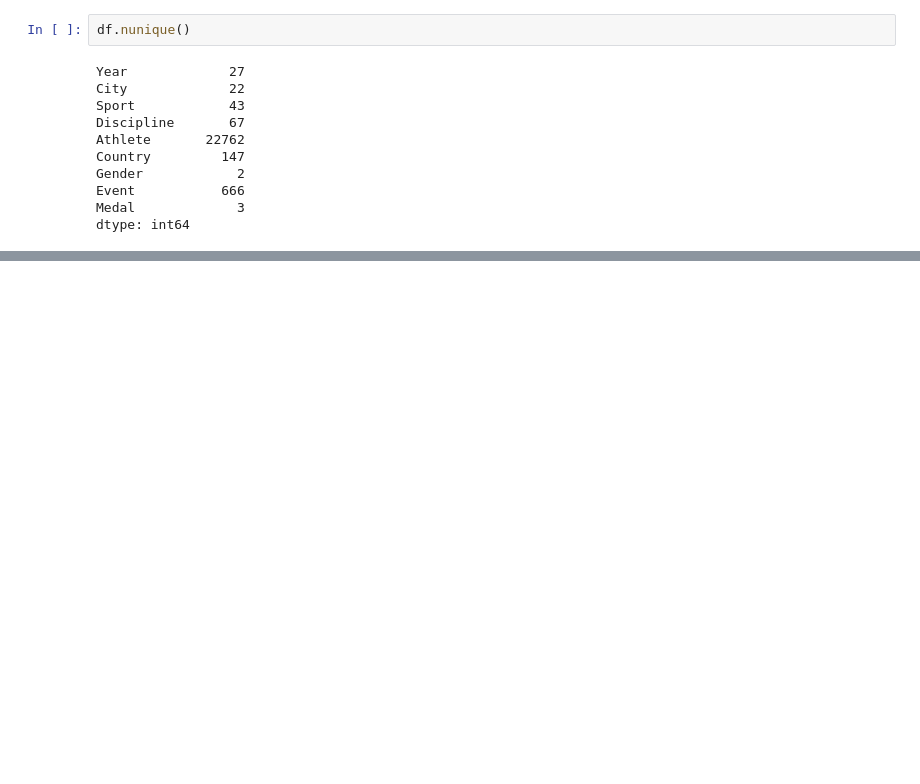
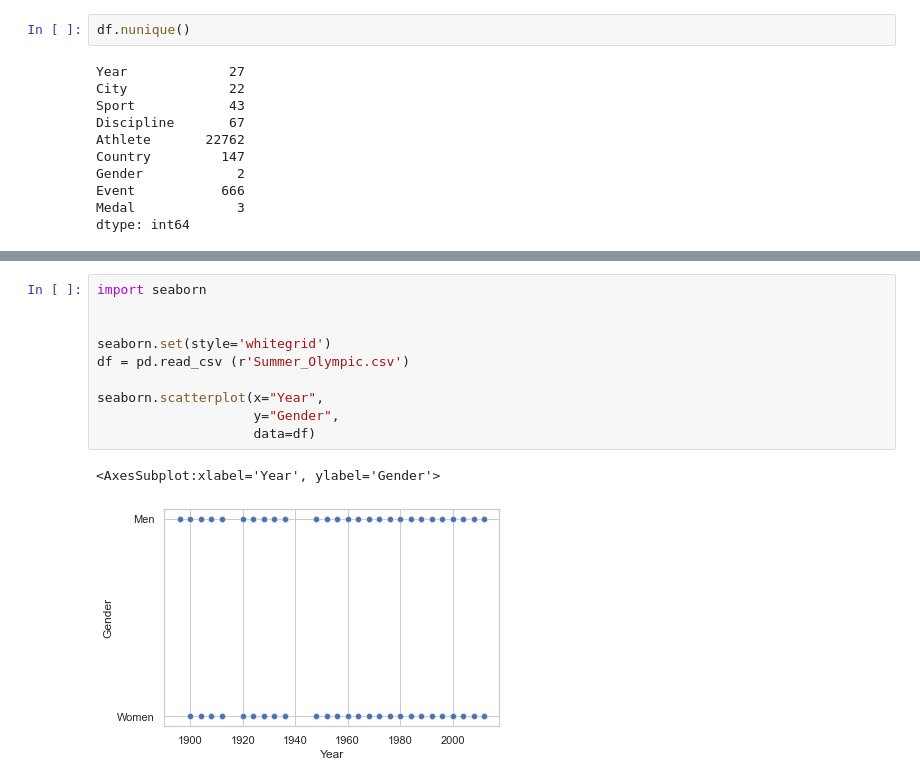
Before and after one commit to saurav29singh/Udacity_Project, a Jupyter notebook: Olympic_Dataset_Study.ipynb, the cells around one changed output, grey strips where cells are left out. Cells and saved outputs as stored; diff of their text form; blank space fills up the shorter version.

```diff
--- a/Olympic_Dataset_Study.ipynb
+++ b/Olympic_Dataset_Study.ipynb
@@ -110,0 +134,13 @@ dtype: int64
+# %%
+import seaborn
+
+
+seaborn.set(style='whitegrid')
+df = pd.read_csv (r'Summer_Olympic.csv')
+
+seaborn.scatterplot(x="Year",
+                    y="Gender",
+                    data=df)
+# %% [output]
+<AxesSubplot:xlabel='Year', ylabel='Gender'>
+[figure, added]
```
Also changed, not shown: parts of 4 cells of this notebook.
